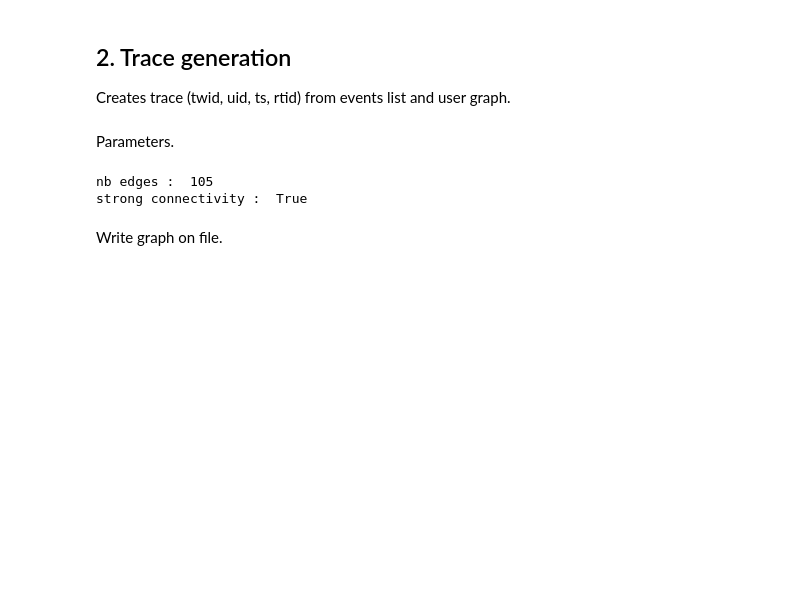
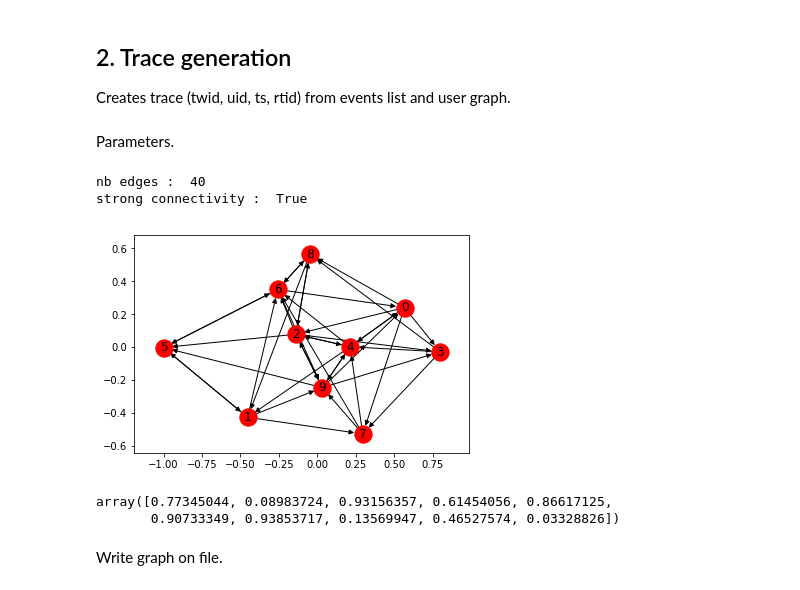
Before and after one commit to yokaiAG/Stage2019, a Jupyter notebook: Code/Simulator.ipynb, the cells around one changed output. Drawn from its saved outputs; the diff is of its cells as text; code cells hidden in the pictures; blank space fills up the shorter version.

```diff
--- a/Code/Simulator.ipynb
+++ b/Code/Simulator.ipynb
@@ -10,7 +10,7 @@ from operator import itemgetter
 # %% [markdown]
 ## 0. Setting parameters
 # %%
-N = 20 # nb users
+N = 10 # nb users
 lambdas = np.random.random(N)
 mus = np.random.random(N)
 nb_tirages = 10000
@@ -52,8 +52,17 @@ K = 5
 print("nb edges : ", G.number_of_edges())
 print("strong connectivity : ", nx.is_strongly_connected(G))
 # %% [output]
-nb edges :  105
+nb edges :  40
 strong connectivity :  True
+# %%
+nx.draw_networkx(G)
+# %% [output]
+[figure, added]
+# %%
+mus
+# %% [output]
+array([0.77345044, 0.08983724, 0.93156357, 0.61454056, 0.86617125,
+       0.90733349, 0.93853717, 0.13569947, 0.46527574, 0.03328826])
 # %% [markdown]
 Write graph on file.
 # %%
```
Also changed, not shown: 1 other file.
